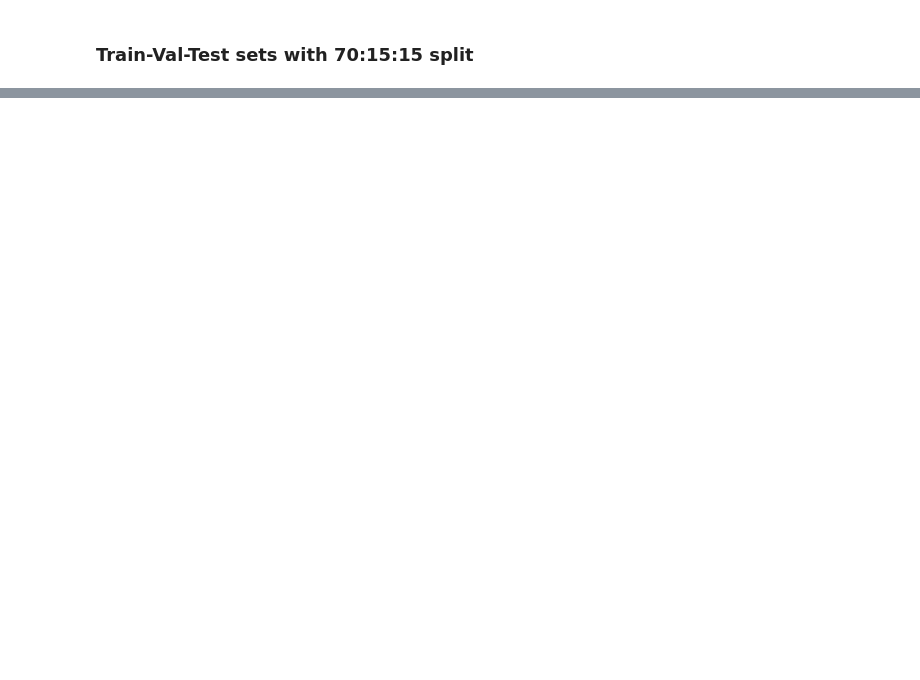
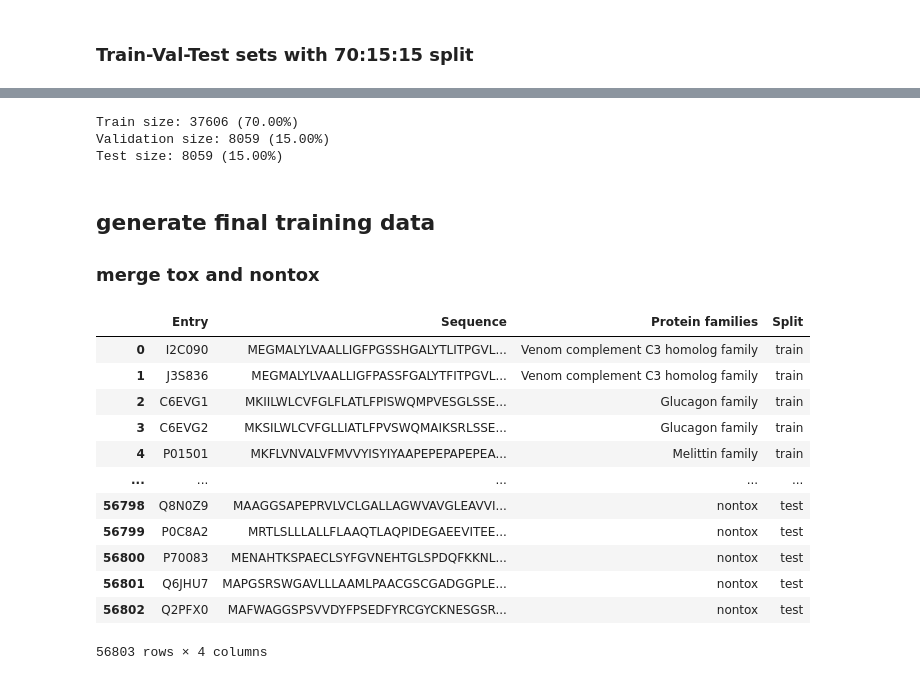
Before and after one commit to Sisistern123/ToxFam, a Jupyter notebook: notebooks/preprocessing.ipynb, the cells around one changed output, grey strips where cells are left out. Drawn from its saved outputs; the diff is of its cells as text; code cells hidden in the pictures; blank space fills up the shorter version.

```diff
--- a/notebooks/preprocessing.ipynb
+++ b/notebooks/preprocessing.ipynb
@@ -714,0 +464,16 @@ no_na.to_csv("data/toxins_no_na.tsv", sep="\t", index=False)
+# %%
+rep_seqs = []
+
+nontox_dir = os.path.join(mmseqs_base_dir, "nontox")
+if os.path.isdir(nontox_dir):
+    rep_fasta = os.path.join(nontox_dir, "cluster_rep_seq.fasta")
+    if os.path.exists(rep_fasta):
+        for record in SeqIO.parse(rep_fasta, "fasta"):
+            rep_seqs.append({
+                "Entry": record.id,
+                "Sequence": str(record.seq),
+            })
+
+# Create DataFrame
+rep_df = pd.DataFrame(rep_seqs)
+rep_df
@@ -714,0 +494,49 @@ no_na.to_csv("data/toxins_no_na.tsv", sep="\t", index=False)
+# %%
+# Split into 70% train and 30% temp
+nontox_train_df, nontox_temp_df = train_test_split(rep_df, test_size=0.30, shuffle=True, random_state=42)
+
+# Split temp into 15% val and 15% test
+nontox_val_df, nontox_test_df = train_test_split(nontox_temp_df, test_size=0.50, shuffle=True, random_state=42)
+print_split_sizes(nontox_train_df,nontox_val_df,nontox_test_df,rep_df)
+# %% [output]
+Train size: 37606 (70.00%)
+Validation size: 8059 (15.00%)
+Test size: 8059 (15.00%)
+# %% [markdown]
+## generate final training data
+### merge tox and nontox
+# %%
+nontox_train_df['Protein families'] = 'nontox'
+nontox_val_df['Protein families'] = 'nontox'
+nontox_test_df['Protein families'] = 'nontox'
+
+# Add 'Split' column to each dataframe
+train_df['Split'] = 'train'
+val_df['Split'] = 'val'
+test_df['Split'] = 'test'
+
+nontox_train_df['Split'] = 'train'
+nontox_val_df['Split'] = 'val'
+nontox_test_df['Split'] = 'test'
+
+# Concatenate all dataframes
+training_data = pd.concat([
+    train_df, val_df, test_df,
+    nontox_train_df, nontox_val_df, nontox_test_df
+], ignore_index=True)
+
+training_data
+# %% [output]
+|  | Entry | Sequence | Protein families | Split |
+| 0 | I2C090 | MEGMALYLVAALLIGFPGSSHGALYTLITPGVL... | Venom complement C3 homolog family | train |
+| 1 | J3S836 | MEGMALYLVAALLIGFPASSFGALYTFITPGVL... | Venom complement C3 homolog family | train |
+| 2 | C6EVG1 | MKIILWLCVFGLFLATLFPISWQMPVESGLSSE... | Glucagon family | train |
+| 3 | C6EVG2 | MKSILWLCVFGLLIATLFPVSWQMAIKSRLSSE... | Glucagon family | train |
+| 4 | P01501 | MKFLVNVALVFMVVYISYIYAAPEPEPAPEPEA... | Melittin family | train |
+| ... | ... | ... | ... | ... |
+| 56798 | Q8N0Z9 | MAAGGSAPEPRVLVCLGALLAGWVAVGLEAVVI... | nontox | test |
+| 56799 | P0C8A2 | MRTLSLLLALLFLAAQTLAQPIDEGAEEVITEE... | nontox | test |
+| 56800 | P70083 | MENAHTKSPAECLSYFGVNEHTGLSPDQFKKNL... | nontox | test |
+| 56801 | Q6JHU7 | MAPGSRSWGAVLLLAAMLPAACGSCGADGGPLE... | nontox | test |
+| 56802 | Q2PFX0 | MAFWAGGSPSVVDYFPSEDFYRCGYCKNESGSR... | nontox | test |
+56803 rows × 4 columns
```
Also changed, not shown: parts of 96 cells of this notebook, 55 other files.
